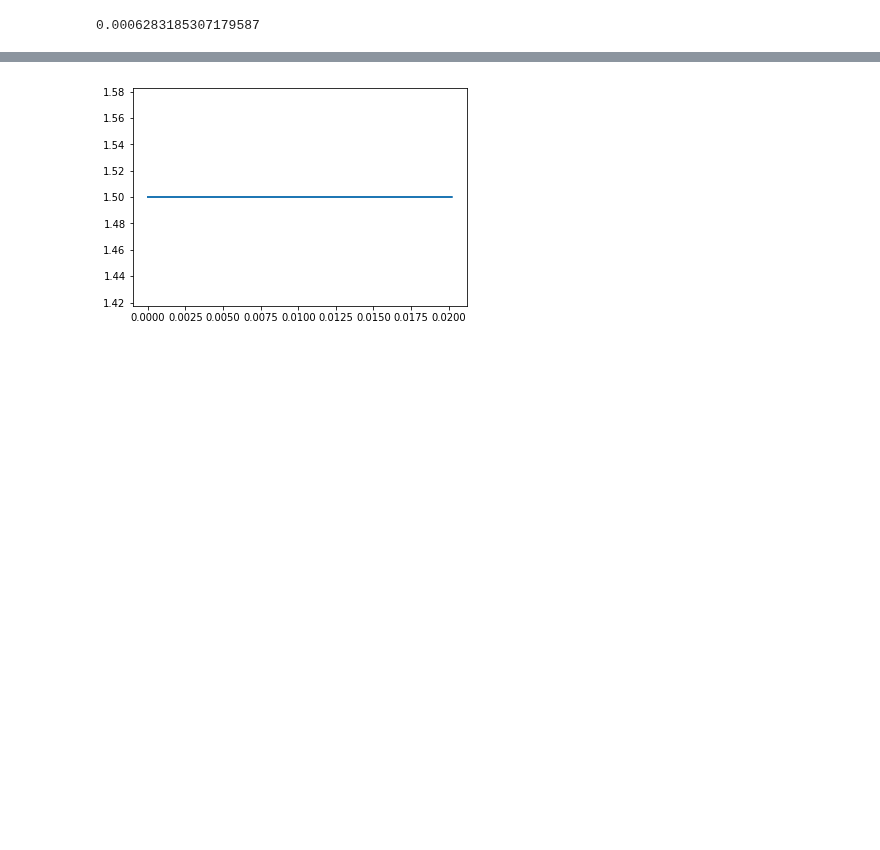
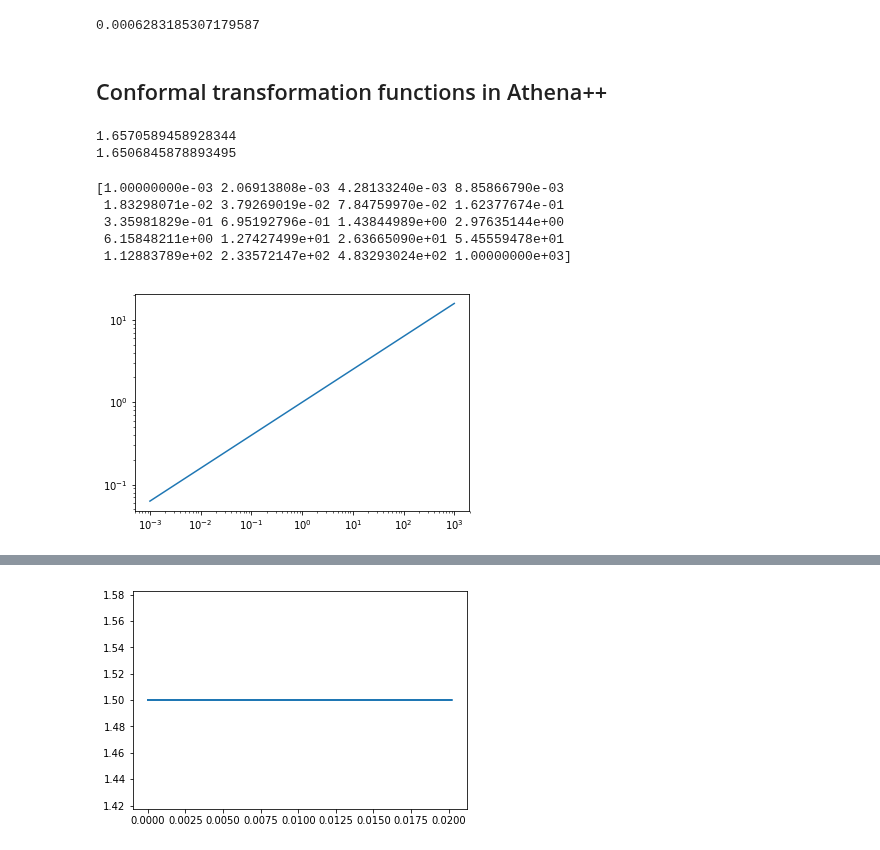
Before and after one commit to computationalrelativity/gr-athena, a Jupyter notebook: vis/_rahul/kn_radhydro.ipynb, the cells around one changed output, grey strips where cells are left out. Cells and saved outputs as stored; diff of their text form; code cells hidden in the pictures; blank space fills up the shorter version.

```diff
--- a/vis/_rahul/kn_radhydro.ipynb
+++ b/vis/_rahul/kn_radhydro.ipynb
@@ -47,3 +47,30 @@ print(c,msun,mp)
 4*np.pi*1.e-3*0.05
 # %% [output]
 0.0006283185307179587
+# %% [markdown]
+## Conformal transformation functions in Athena++
+# %%
+#prefactor in blast_exp_grid
+
+rho_amb=1
+Esn=6.28
+C=(25*Esn/(4*np.pi*rho_amb))**(1./5.)
+print(C)
+print(C**(5./3.)*(3./5.)**(2./3.))
+# %% [output]
+1.6570589458928344
+1.6506845878893495
+# %%
+t = np.logspace(-3,3,20)
+print(t)
+Rs = t**(2./5.)
+
+plt.loglog(t,Rs)
+plt.show()
+# %% [output]
+[1.00000000e-03 2.06913808e-03 4.28133240e-03 8.85866790e-03
+ 1.83298071e-02 3.79269019e-02 7.84759970e-02 1.62377674e-01
+ 3.35981829e-01 6.95192796e-01 1.43844989e+00 2.97635144e+00
+ 6.15848211e+00 1.27427499e+01 2.63665090e+01 5.45559478e+01
+ 1.12883789e+02 2.33572147e+02 4.83293024e+02 1.00000000e+03]
+[figure, added]
```
Also changed, not shown: parts of 3 cells of this notebook.
